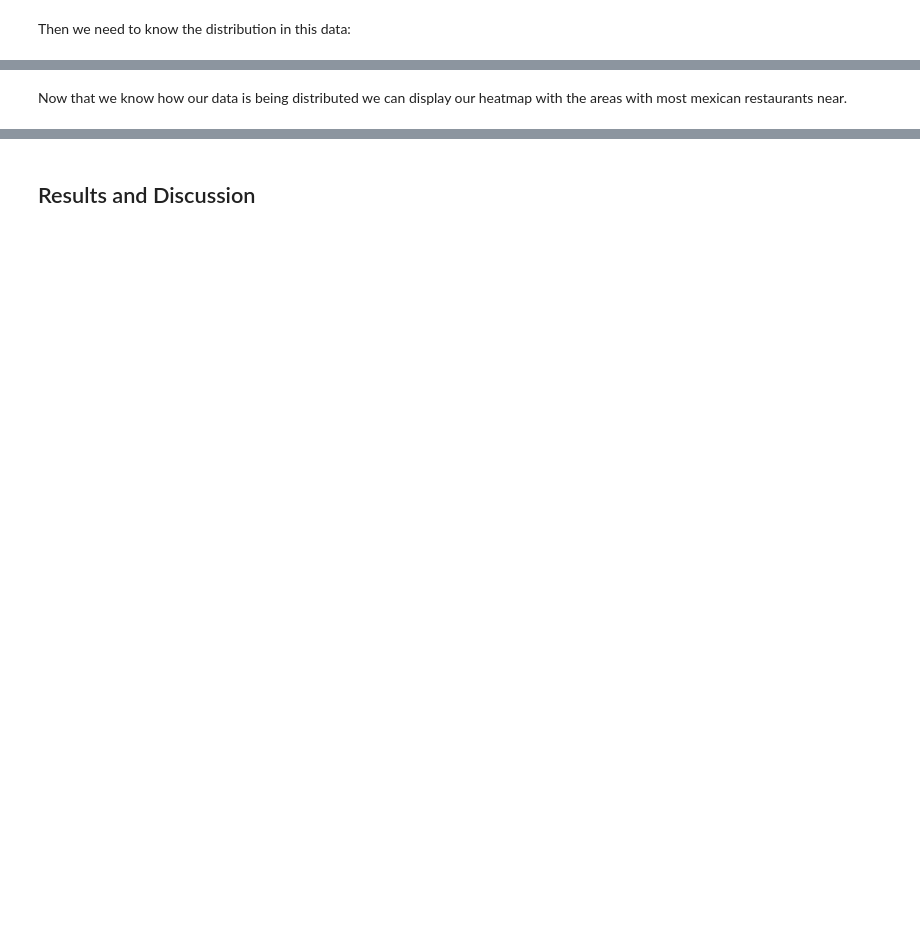
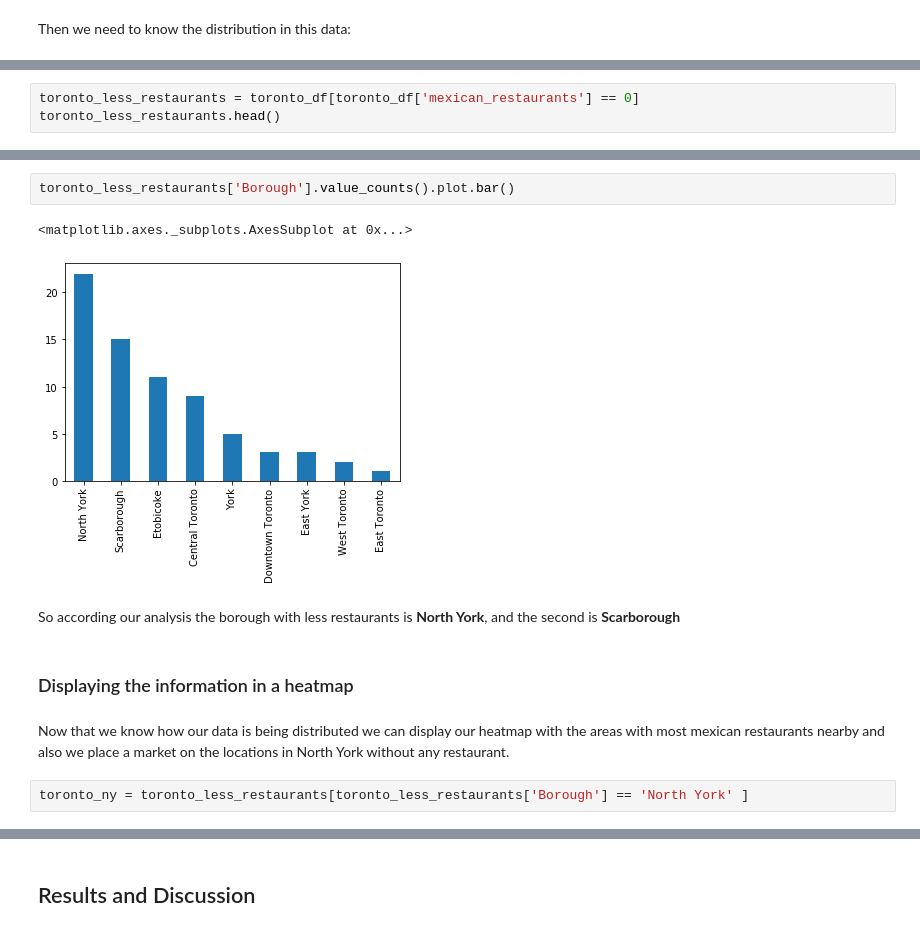
Before and after one commit to arturoasto/Coursera_Capstone, a Jupyter notebook: Finding_the_best_place_on_Toronto.ipynb, the cells around one changed output, grey strips where cells are left out. Saved outputs shown, nothing was run; the diff lists cells and outputs as text; blank space fills up the shorter version.

```diff
--- a/Finding_the_best_place_on_Toronto.ipynb
+++ b/Finding_the_best_place_on_Toronto.ipynb
@@ -208,0 +226,3 @@ Name: mexican_restaurants, dtype: int64
+# %%
+toronto_less_restaurants = toronto_df[toronto_df['mexican_restaurants'] == 0]
+toronto_less_restaurants.head()
@@ -209,5 +249,16 @@ Name: mexican_restaurants, dtype: int64
+# %%
+toronto_less_restaurants['Borough'].value_counts().plot.bar()
+# %% [output]
+<matplotlib.axes._subplots.AxesSubplot at 0x...>
+[figure, added]
+# %% [markdown]
+So according our analysis the borough with less restaurants is **North York**, and the second is **Scarborough**
+# %% [markdown]
+### Displaying the information in a heatmap
 # %% [markdown]
-Now that we know how our data is being distributed we can display our heatmap with the areas with most mexican restaurants near.
+Now that we know how our data is being distributed we can display our heatmap with the areas with most mexican restaurants nearby and also we place a market on the locations in North York without any restaurant.
+# %%
+toronto_ny = toronto_less_restaurants[toronto_less_restaurants['Borough'] == 'North York' ]
 # %%
 toronto_geo = r'toronto.json'
 
```
Also changed, not shown: parts of 23 cells of this notebook, 2 other files.
